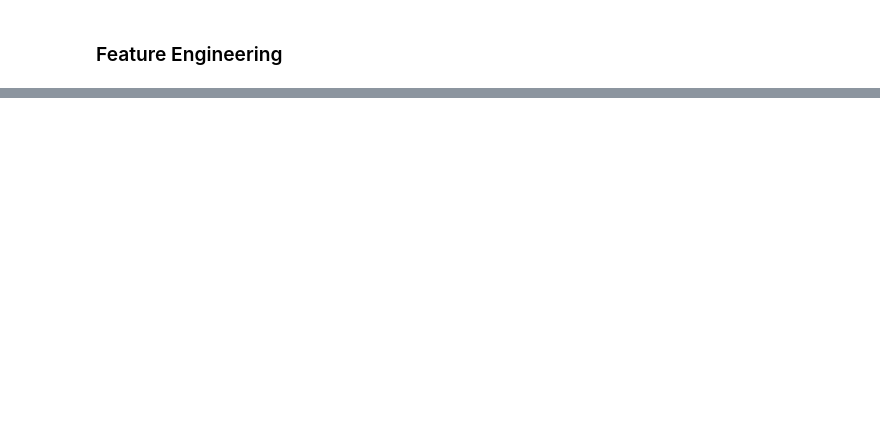
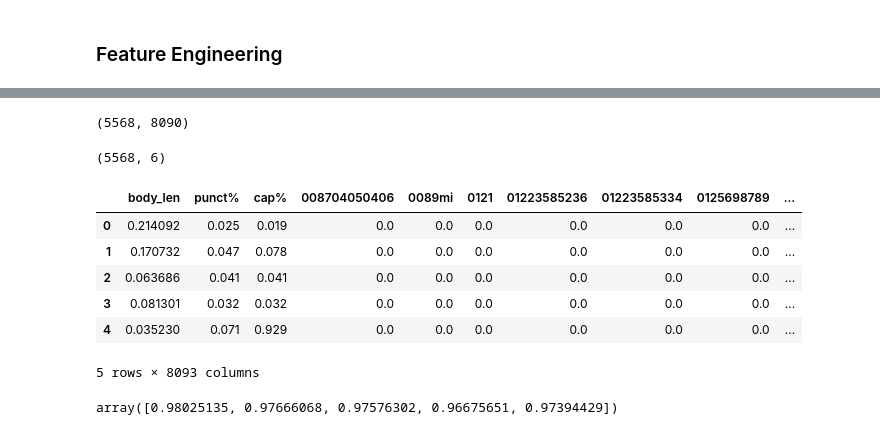
Before and after one commit to AhmedEhabH/SMS-SpamCollectionClassification, a Jupyter notebook: main.ipynb, the cells around one changed output, grey strips where cells are left out. Drawn from its saved outputs; the diff is of its cells as text; code cells hidden in the pictures; blank space fills up the shorter version.

```diff
--- a/main.ipynb
+++ b/main.ipynb
@@ -690,0 +720,7 @@ Sparse Matrix:
+# %%
+def count_Cap(text):
+    count = sum([1 for char in text if char.isupper()])
+    return round(count / (len(text) - text.count(' ')), 3) * 100
+# %%
+df['cap%'] = df['body_text'].apply(lambda x:count_Cap(x))
+df.head()
@@ -690,0 +746,7 @@ Sparse Matrix:
+# %%
+from sklearn.preprocessing import MinMaxScaler
+scalar = MinMaxScaler()
+# %%
+num_vars = ['body_len', 'punct%', 'cap%']
+df[num_vars] = scalar.fit_transform(df[num_vars])
+df.head()
@@ -690,0 +760,28 @@ Sparse Matrix:
+# %%
+features_tfidf.shape
+# %% [output]
+(5568, 8090)
+# %%
+df.shape
+# %% [output]
+(5568, 6)
+# %%
+X = pd.concat([df['body_len'], df['punct%'], df['cap%'], pd.DataFrame(features_tfidf)], axis=1)
+X.head()
+# %% [output]
+|  | body_len | punct% | cap% | 008704050406 | 0089mi | 0121 | 01223585236 | 01223585334 | 0125698789 | ... |
+| 0 | 0.214092 | 0.025 | 0.019 | 0.0 | 0.0 | 0.0 | 0.0 | 0.0 | 0.0 | ... |
+| 1 | 0.170732 | 0.047 | 0.078 | 0.0 | 0.0 | 0.0 | 0.0 | 0.0 | 0.0 | ... |
+| 2 | 0.063686 | 0.041 | 0.041 | 0.0 | 0.0 | 0.0 | 0.0 | 0.0 | 0.0 | ... |
+| 3 | 0.081301 | 0.032 | 0.032 | 0.0 | 0.0 | 0.0 | 0.0 | 0.0 | 0.0 | ... |
+| 4 | 0.035230 | 0.071 | 0.929 | 0.0 | 0.0 | 0.0 | 0.0 | 0.0 | 0.0 | ... |
+5 rows × 8093 columns
+# %%
+from sklearn.ensemble import RandomForestClassifier
+from sklearn.model_selection import KFold, cross_val_score
+
+rf = RandomForestClassifier(n_jobs=-1)
+k_fold = KFold(n_splits=5)
+cross_val_score(rf, X, df['label'], cv=k_fold, scoring='accuracy', n_jobs=-1)
+# %% [output]
+array([0.98025135, 0.97666068, 0.97576302, 0.96675651, 0.97394429])
```
Also changed, not shown: parts of 13 cells of this notebook.
